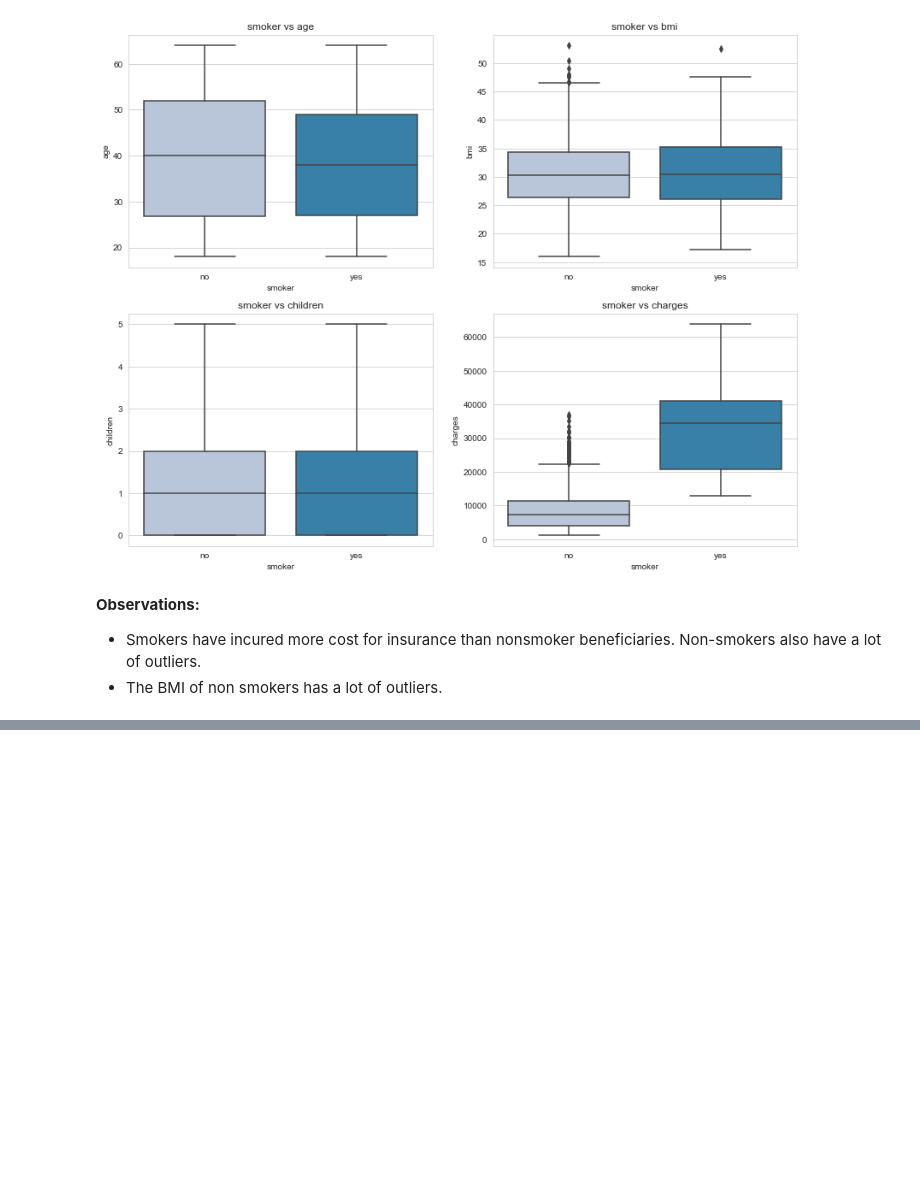
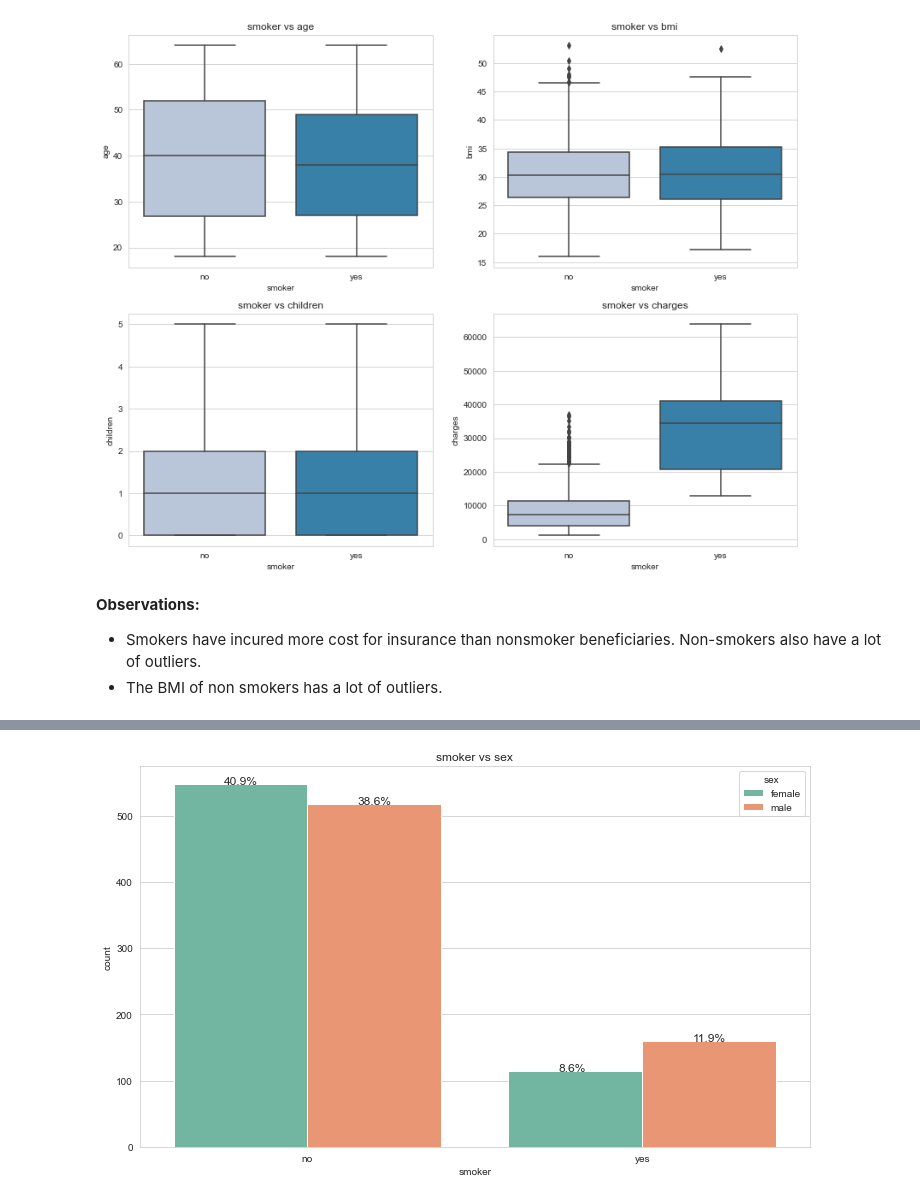
Before and after one commit to kedarghule/Statistical-Analysis-of-Insurance-Claims, a Jupyter notebook: stat-analysis-insurance.ipynb, the cells around one changed output, grey strips where cells are left out. Saved outputs shown, nothing was run; the diff lists cells and outputs as text; code cells hidden in the pictures; blank space fills up the shorter version.

```diff
--- a/stat-analysis-insurance.ipynb
+++ b/stat-analysis-insurance.ipynb
@@ -264,0 +276,10 @@ cat_vs_all_numerical('smoker')
+# %%
+def compare_bar_plots(feature1, feature2):
+    plt.figure(figsize=(12, 7))
+    ax=sns.countplot(x=feature1, hue=feature2, data=df, palette='Set2')
+    percent_bar_plot(ax, df[feature2])
+    ax.set(title="{} vs {}".format(feature1, feature2))
+
+compare_bar_plots('smoker', 'sex')
+# %% [output]
+[figure, added]
```
Also changed, not shown: parts of 41 cells of this notebook.
